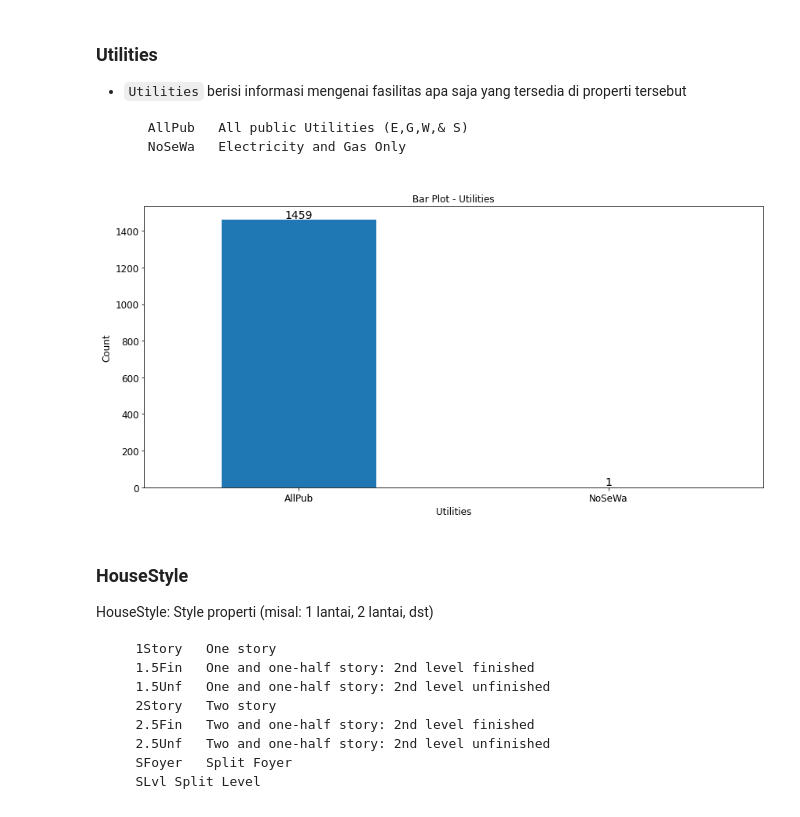
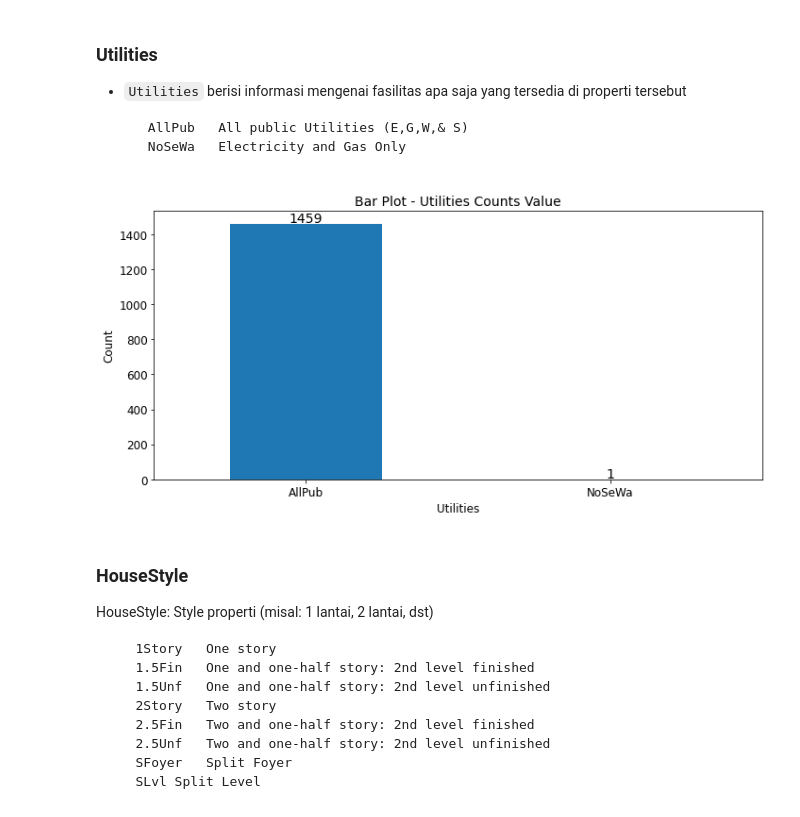
Before and after one commit to TheOX7/Final-Proyek-Data-Science-Kelas.com, a Jupyter notebook: Case Study 02/Project_Based_Learning_Case_02.ipynb, the cells around one changed output. Cells and saved outputs as stored; diff of their text form; code cells hidden in the pictures.

```diff
--- a/Case Study 02/Project_Based_Learning_Case_02.ipynb
+++ b/Case Study 02/Project_Based_Learning_Case_02.ipynb
@@ -98,6 +98,23 @@ categorical_house = house[categorical_columns]
 3. Terapkan pemrosesan data yang sesuai untuk masing-masing variabel dan tulis penjelasan serta analisisnya!
 # %% [markdown]
 ## Variabel Kategorikal
+# %%
+def var_categorical_plot(columns) :
+    plt.figure(figsize=(10, 5))
+    categorical_house[columns].value_counts().plot(kind='bar')
+
+    value_counts = categorical_house[columns].value_counts()
+    for i, count in enumerate(value_counts):
+        plt.text(i, count + 10, str(count), ha='center', fontsize=14)
+
+    plt.title(f'Bar Plot - {columns} Counts Value', fontsize=14)
+    plt.xticks(rotation=0, fontsize=12)
+    plt.yticks(fontsize=12)
+    plt.xlabel(columns, fontsize=12)
+    plt.ylabel('Count', fontsize=12)
+
+    plt.tight_layout()
+    plt.show()
 # %% [markdown]
 ### Utilities
 
@@ -105,26 +122,11 @@ categorical_house = house[categorical_columns]
 
        AllPub	All public Utilities (E,G,W,& S)
        NoSeWa	Electricity and Gas Only
-# %%
-### Tulis kode Anda di sini
-
-plt.figure(figsize=(12, 6))
-categorical_house['Utilities'].value_counts().plot(kind='bar')
-
-value_counts = categorical_house['Utilities'].value_counts()
-for i, count in enumerate(value_counts):
-    plt.text(i, count + 10, str(count), ha='center', fontsize=14)
-
-plt.title(f'Bar Plot - Utilities', fontsize=12)
-plt.xticks(rotation=0, fontsize=12)
-plt.yticks(fontsize=12)
-plt.xlabel('Utilities', fontsize=12)
-plt.ylabel('Count', fontsize=12)
-
-plt.tight_layout()
-plt.show()
-# %% [output]
-[figure, removed]
+# %%
+# ### Tulis kode Anda di sini
+var_categorical_plot('Utilities')
+# %% [output]
+[figure, added]
 # %% [markdown]
 ### HouseStyle
 
```
Also changed, not shown: parts of 23 cells of this notebook, 4 other files.
